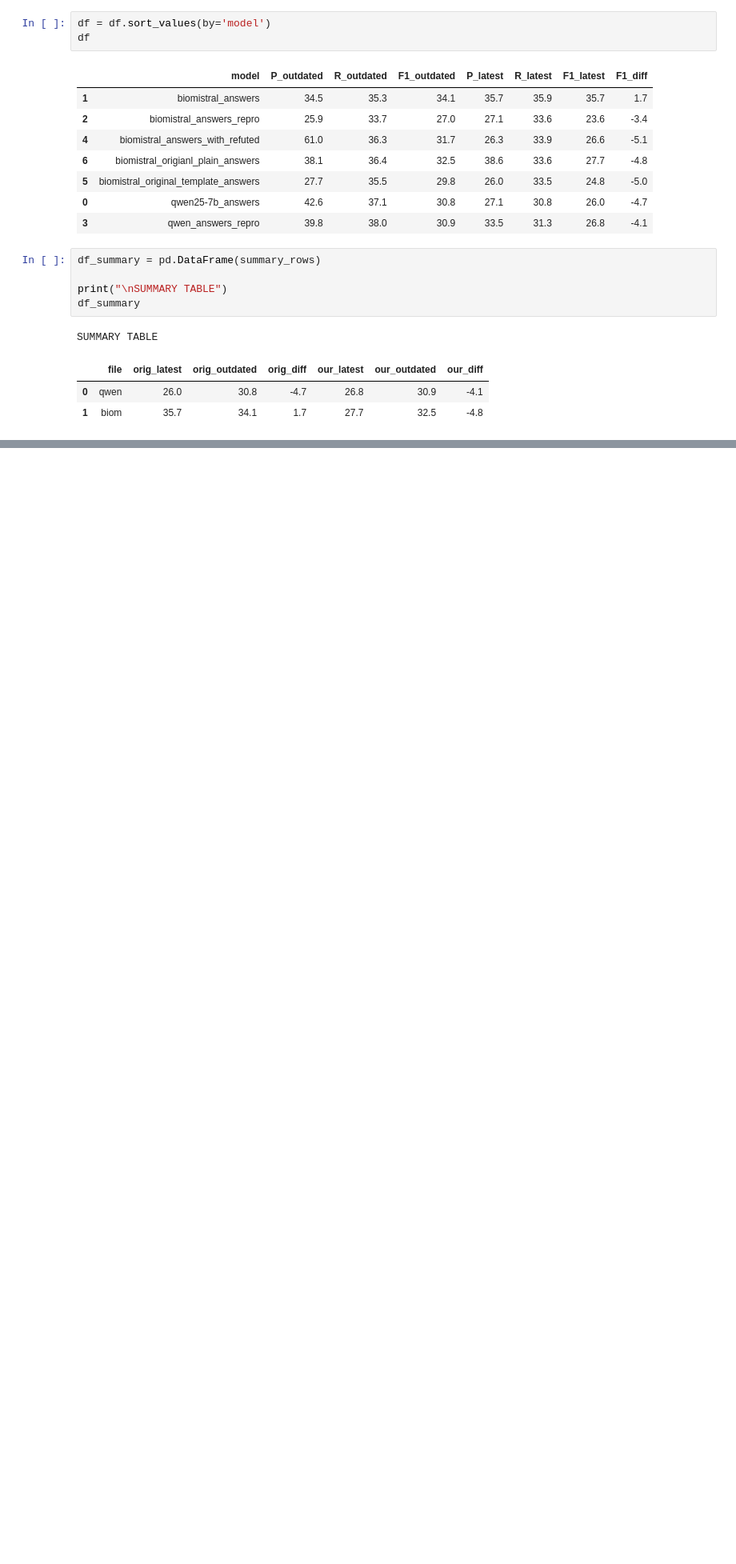
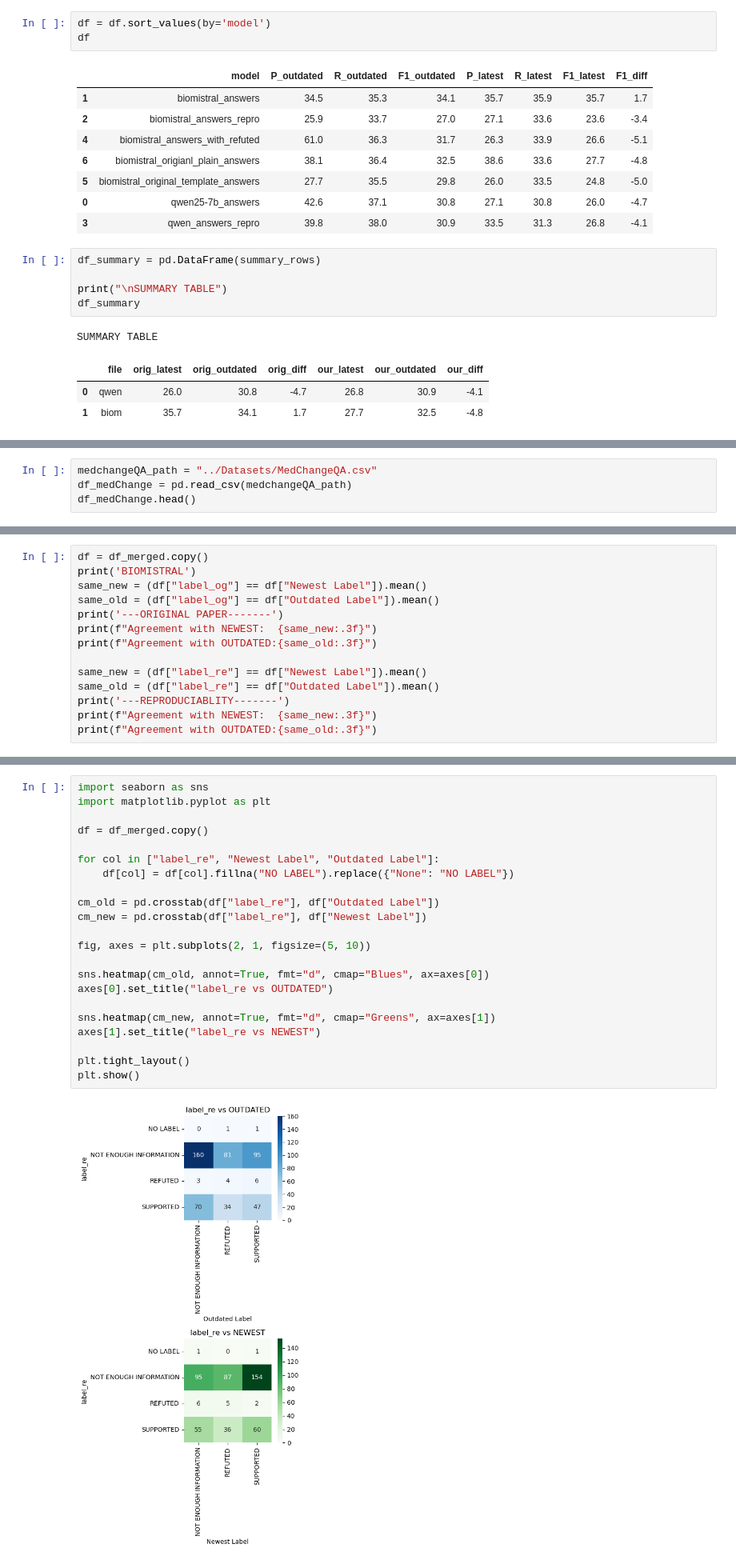
Before and after one commit to MiriamEspinosa/Reproducibility, a Jupyter notebook: Code/experiments_reproduce.ipynb, the cells around one changed output, grey strips where cells are left out. Shown: that part at 80% size. Cells and saved outputs as stored; diff of their text form; blank space fills up the shorter version.

```diff
--- a/Code/experiments_reproduce.ipynb
+++ b/Code/experiments_reproduce.ipynb
@@ -431,0 +482,4 @@ SUMMARY TABLE
+# %%
+medchangeQA_path = "../Datasets/MedChangeQA.csv"
+df_medChange = pd.read_csv(medchangeQA_path)
+df_medChange.head()
@@ -431,0 +801,14 @@ SUMMARY TABLE
+# %%
+df = df_merged.copy()
+print('BIOMISTRAL')
+same_new = (df["label_og"] == df["Newest Label"]).mean()
+same_old = (df["label_og"] == df["Outdated Label"]).mean()
+print('---ORIGINAL PAPER-------')
+print(f"Agreement with NEWEST:  {same_new:.3f}")
+print(f"Agreement with OUTDATED:{same_old:.3f}")
+
+same_new = (df["label_re"] == df["Newest Label"]).mean()
+same_old = (df["label_re"] == df["Outdated Label"]).mean()
+print('---REPRODUCIABLITY-------')
+print(f"Agreement with NEWEST:  {same_new:.3f}")
+print(f"Agreement with OUTDATED:{same_old:.3f}")
@@ -431,0 +896,24 @@ SUMMARY TABLE
+# %%
+import seaborn as sns
+import matplotlib.pyplot as plt
+
+df = df_merged.copy()
+
+for col in ["label_re", "Newest Label", "Outdated Label"]:
+    df[col] = df[col].fillna("NO LABEL").replace({"None": "NO LABEL"})
+
+cm_old = pd.crosstab(df["label_re"], df["Outdated Label"])
+cm_new = pd.crosstab(df["label_re"], df["Newest Label"])
+
+fig, axes = plt.subplots(2, 1, figsize=(5, 10))
+
+sns.heatmap(cm_old, annot=True, fmt="d", cmap="Blues", ax=axes[0])
+axes[0].set_title("label_re vs OUTDATED")
+
+sns.heatmap(cm_new, annot=True, fmt="d", cmap="Greens", ax=axes[1])
+axes[1].set_title("label_re vs NEWEST")
+
+plt.tight_layout()
+plt.show()
+# %% [output]
+[figure, added]
```
Also changed, not shown: parts of 21 cells of this notebook.
